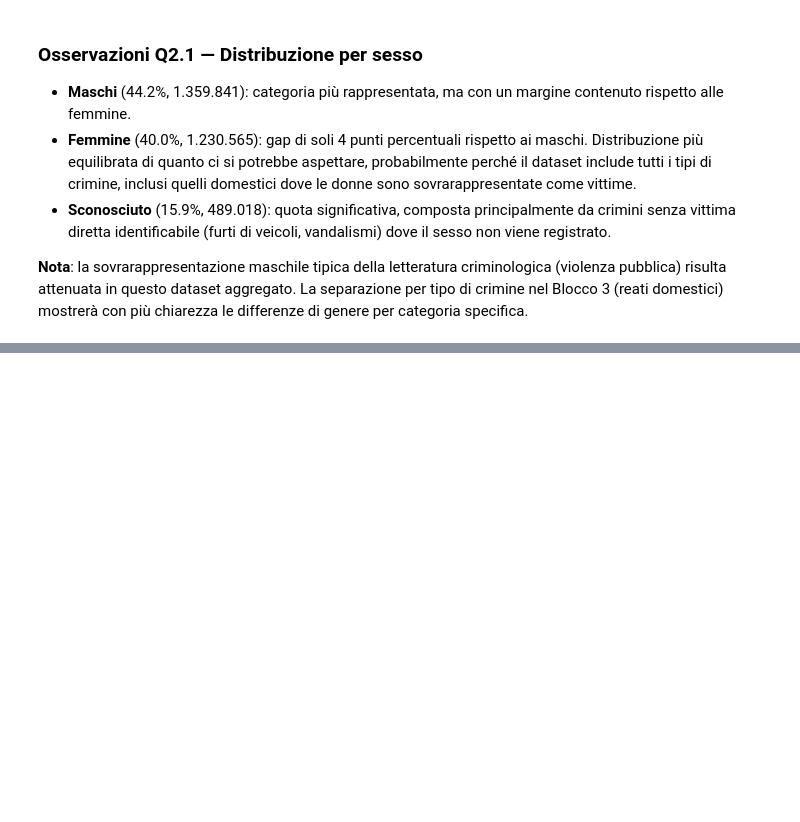
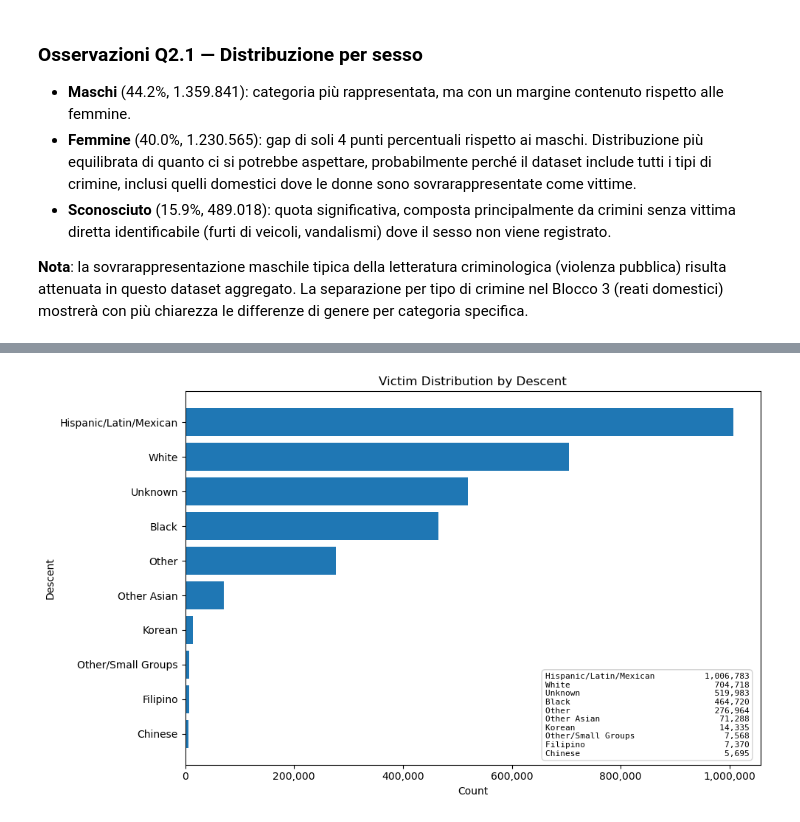
Before and after one commit to AnalystEca/lapd-crime-data, a Jupyter notebook: notebooks/02_analyze/06_eda_block2.ipynb, the cells around one changed output, grey strips where cells are left out. Drawn from its saved outputs; the diff is of its cells as text; code cells hidden in the pictures; blank space fills up the shorter version.

```diff
--- a/notebooks/02_analyze/06_eda_block2.ipynb
+++ b/notebooks/02_analyze/06_eda_block2.ipynb
@@ -105,0 +192,8 @@ le differenze di genere per categoria specifica.
+# %%
+desc_dist_df = (
+    q21_df
+    .groupby('Vict Descent', as_index = False, observed = True)
+    .agg(count = ('Vict Descent', 'count'))
+)
+
+print(desc_dist_df.head(20))
@@ -105,0 +218,78 @@ le differenze di genere per categoria specifica.
+# %%
+descent_labels = {
+    'A': 'Other Asian',
+    'B': 'Black',
+    'C': 'Chinese',
+    'D': 'Cambodian',
+    'F': 'Filipino',
+    'G': 'Guamanian',
+    'H': 'Hispanic/Latin/Mexican',
+    'I': 'American Indian/Alaska Native',
+    'J': 'Japanese',
+    'K': 'Korean',
+    'L': 'Laotian',
+    'O': 'Other',
+    'P': 'Pacific Islander',
+    'S': 'Samoan',
+    'U': 'Hawaiian',
+    'V': 'Vietnamese',
+    'W': 'White',
+    'X': 'Unknown',
+    'Z': 'Asian Indian',
+    '-': 'Unknown'
+}
+
+# Soglia e raggruppamento
+threshold = 2500
+
+desc_dist_df['label'] = desc_dist_df['Vict Descent'].map(descent_labels)
+
+desc_dist_df['label_grouped'] = desc_dist_df.apply(
+    lambda row: 'Other/Small Groups' if row['count'] < threshold else row['label'],
+    axis=1
+)
+
+# Aggrega le righe raggruppate
+desc_grouped_df = (
+    desc_dist_df
+    .groupby('label_grouped', as_index=False)
+    .agg(count=('count', 'sum'))
+    .sort_values('count', ascending=True)
+)
+
+fig, ax = plt.subplots(figsize=(10, 6))
+
+bars = ax.barh(
+    y=desc_grouped_df['label_grouped'],
+    width=desc_grouped_df['count']
+)
+
+# Legenda in basso a destra con nome - valore
+legend_labels = [
+    f"{row['label_grouped']}: {int(row['count']):,}"
+    for _, row in desc_grouped_df.sort_values('count', ascending=False).iterrows()
+]
+legend_text = '\n'.join([
+    f"{row['label_grouped']:<30} {int(row['count']):>10,}"
+    for _, row in desc_grouped_df.sort_values('count', ascending=False).iterrows()
+])
+
+ax.text(
+    0.98, 0.02, legend_text,
+    transform=ax.transAxes,
+    fontsize=8,
+    va='bottom', ha='right',
+    fontfamily='monospace',
+    bbox=dict(boxstyle='round,pad=0.4', facecolor='white', edgecolor='lightgrey')
+)
+
+ax.xaxis.set_major_formatter(plt.FuncFormatter(lambda x, _: f'{int(x):,}'))
+ax.set_title('Victim Distribution by Descent')
+ax.set_xlabel('Count')
+ax.set_ylabel('Descent')
+
+plt.tight_layout()
+plt.savefig('../../outputs/06_eda_block2/10_barh_victim_descent.png', dpi=150, bbox_inches='tight')
+plt.show()
+# %% [output]
+[figure, added]
```
Also changed, not shown: parts of 10 cells of this notebook, 2 other files.
